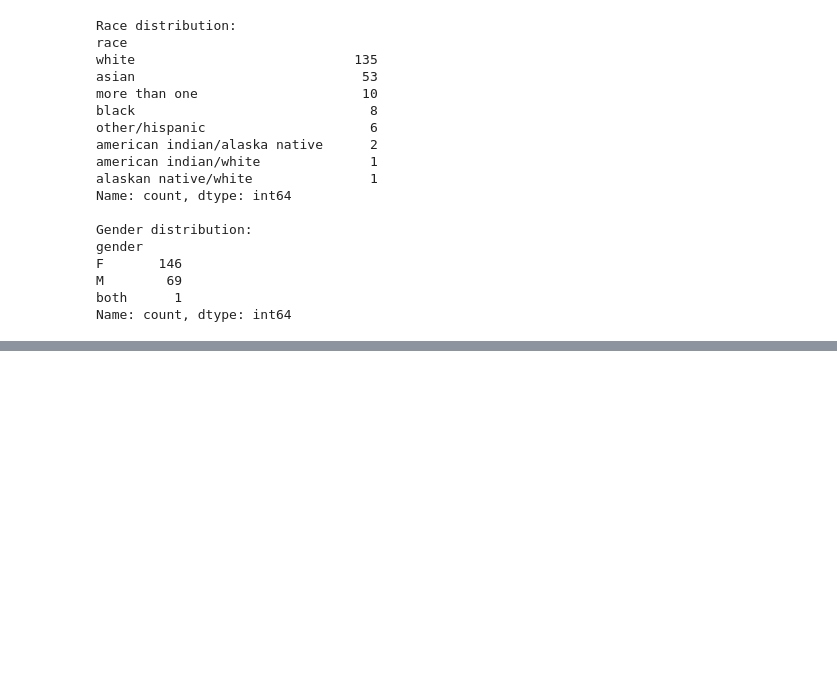
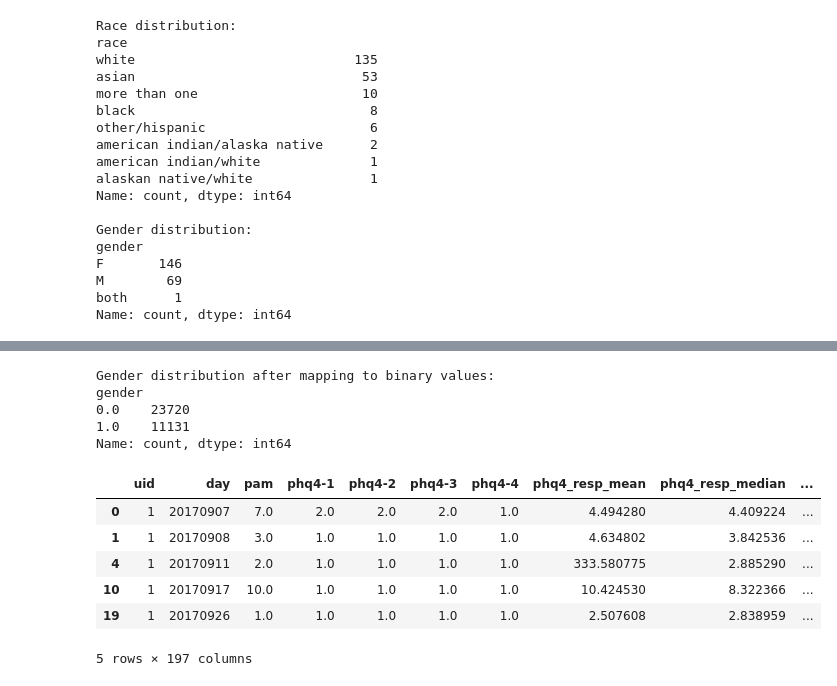
Before and after one commit to leilatawfik/BMEN619_StudentLife, a Jupyter notebook: New_DatasetProcessing.ipynb, the cells around one changed output, grey strips where cells are left out. Drawn from its saved outputs; the diff is of its cells as text; code cells hidden in the pictures; blank space fills up the shorter version.

```diff
--- a/New_DatasetProcessing.ipynb
+++ b/New_DatasetProcessing.ipynb
@@ -189,3 +163,10 @@ F       146
 M        69
 both      1
 Name: count, dtype: int64
+# %%
+#Merge the datasets on the common 'id' and 'timestamp' columns:
+merged_data = pd.merge(EMA_data, sensing_data, on=['uid', 'day'], how='inner')
+merged_data = pd.merge(merged_data, demographics_data, on='uid', how='inner')
+print("Merged data shape:", merged_data.shape)
+print("Merged data columns:", merged_data.columns)
+print(merged_data.head())
@@ -191,0 +191,9 @@ Name: count, dtype: int64
+# %%
+#Relabel the 'id' column in the merged dataset with new integer labels:
+merged_data = relabel_ids(merged_data, 'uid')
+print("Merged data with relabeled IDs:")
+print(merged_data.head())
+
+#Count of unique IDs in the merged dataset:
+unique_id_count = merged_data['uid'].nunique()
+print(f"Number of unique IDs in the merged dataset: {unique_id_count}")
@@ -191,0 +224,8 @@ Name: count, dtype: int64
+# %%
+#Drop rows with missing stress values:
+merged_data = merged_data.dropna(subset=['stress'])
+print(f"\nData shape after dropping rows with missing stress values: {merged_data.shape}")
+
+#See how many stress levels are in the merged dataset:
+print("\nStress level distribution:")
+print(merged_data['stress'].value_counts())
@@ -191,0 +243,32 @@ Name: count, dtype: int64
+# %%
+#One-hot encode gender and map to binary values (0 for F, 1 for M):
+merged_data["gender"] = merged_data["gender"].map({"F": 0, "M": 1})
+print("\nGender distribution after mapping to binary values:")
+print(merged_data['gender'].value_counts())
+# %% [output]
+Gender distribution after mapping to binary values:
+gender
+0.0    23720
+1.0    11131
+Name: count, dtype: int64
+# %%
+#One-hot enconding race and map to binary values:
+#threshold for including race data in 'other':
+threshold = 5
+counts = merged_data["race"].value_counts()
+
+merged_data["race"] = merged_data["race"].where(merged_data["race"].map(counts) >= threshold, "Other")
+
+race_dummies = pd.get_dummies(merged_data["race"], prefix="race")
+race_dummies = race_dummies.astype(int) # Convert to integer type (0/1)
+merged_data = pd.concat([merged_data.drop(columns=["race"]), race_dummies], axis=1)
+
+merged_data.head()
+# %% [output]
+|  | uid | day | pam | phq4-1 | phq4-2 | phq4-3 | phq4-4 | phq4_resp_mean | phq4_resp_median | ... |
+| 0 | 1 | 20170907 | 7.0 | 2.0 | 2.0 | 2.0 | 1.0 | 4.494280 | 4.409224 | ... |
+| 1 | 1 | 20170908 | 3.0 | 1.0 | 1.0 | 1.0 | 1.0 | 4.634802 | 3.842536 | ... |
+| 4 | 1 | 20170911 | 2.0 | 1.0 | 1.0 | 1.0 | 1.0 | 333.580775 | 2.885290 | ... |
+| 10 | 1 | 20170917 | 10.0 | 1.0 | 1.0 | 1.0 | 1.0 | 10.424530 | 8.322366 | ... |
+| 19 | 1 | 20170926 | 1.0 | 1.0 | 1.0 | 1.0 | 1.0 | 2.507608 | 2.838959 | ... |
+5 rows × 197 columns
```
Also changed, not shown: parts of 13 cells of this notebook.
